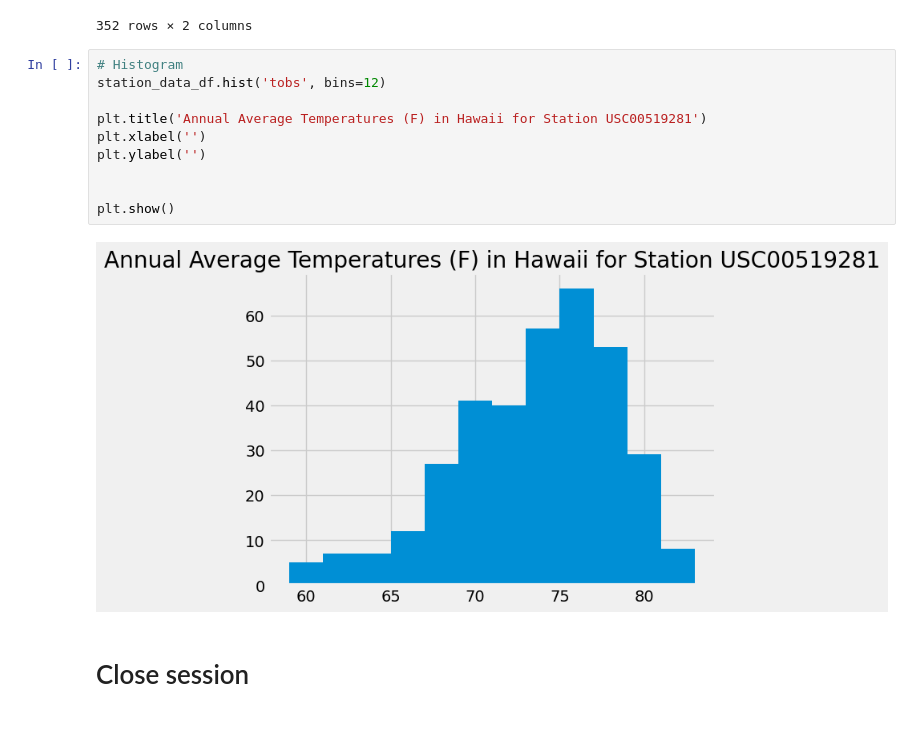
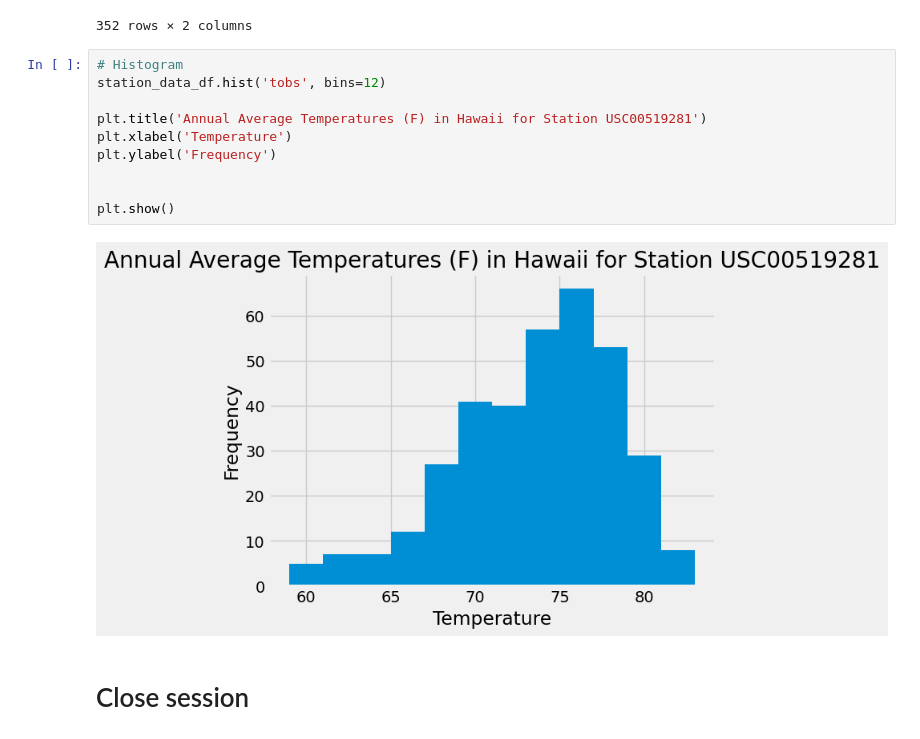
Before and after one commit to GabrielaCLopez/sqlalchemy-challenge, a Jupyter notebook: SurfsUp/climate_starter.ipynb, the cells around one changed output. Drawn from its saved outputs; the diff is of its cells as text.

```diff
--- a/SurfsUp/climate_starter.ipynb
+++ b/SurfsUp/climate_starter.ipynb
@@ -175,15 +174,15 @@ station_data_df.dropna()
 # %%
 # Histogram
 station_data_df.hist('tobs', bins=12)
 
 plt.title('Annual Average Temperatures (F) in Hawaii for Station USC00519281')
-plt.xlabel('')
-plt.ylabel('')
+plt.xlabel('Temperature')
+plt.ylabel('Frequency')
 
 
 plt.show()
 # %% [output]
-[figure, old version]
+[figure, new version]
 # %% [markdown]
 # Close session
 # %%
```
Also changed, not shown: parts of 1 cell of this notebook, 2 other files.
